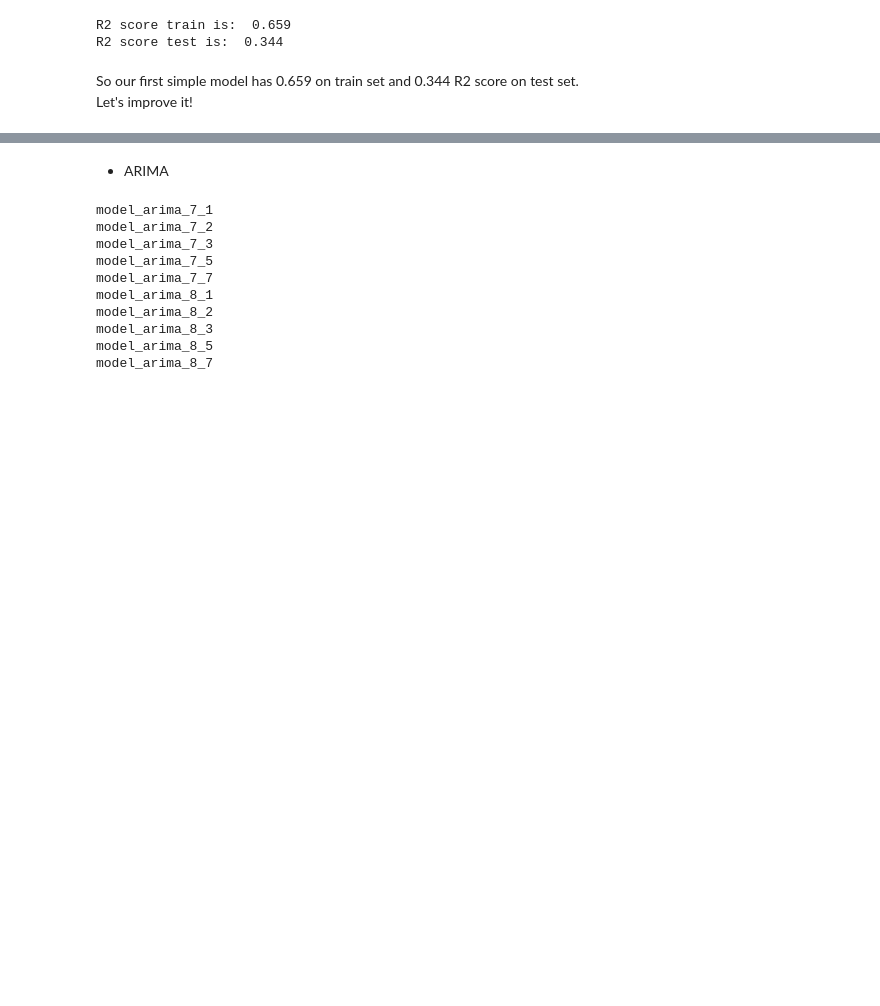
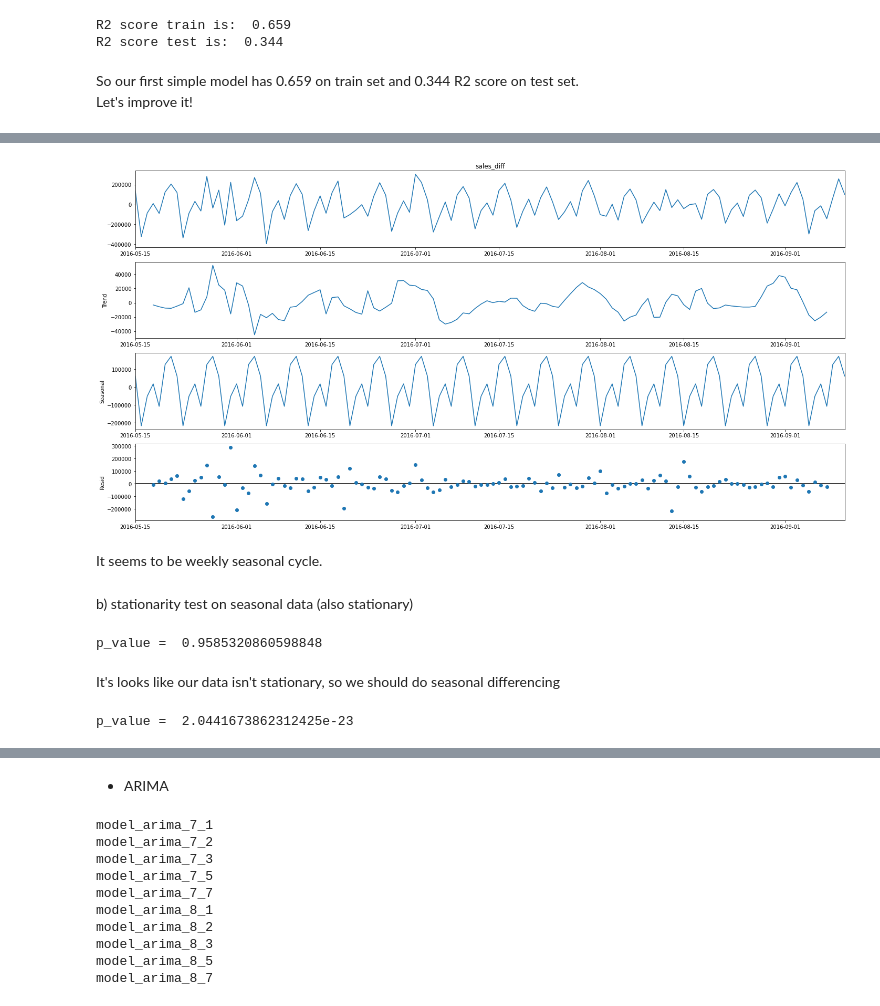
Before and after one commit to dtararuj/stores-sales-foreacast, a Jupyter notebook: preprocessing.ipynb, the cells around one changed output, grey strips where cells are left out. Cells and saved outputs as stored; diff of their text form; code cells hidden in the pictures; blank space fills up the shorter version.

```diff
--- a/preprocessing.ipynb
+++ b/preprocessing.ipynb
@@ -785,0 +825,18 @@ Let's improve it!
+# %%
+#let's see trend also for last 4 months
+seasonal_decompose(train['sales_diff'][-120:]).plot()
+plt.show()
+# %% [output]
+[figure, added]
+# %% [markdown]
+It seems to be weekly seasonal cycle.
+# %% [markdown]
+b) stationarity test on seasonal data (also stationary)
+# %%
+# Let's use our decomposed trend and check wheter it is stationary
+seasonal_adf = sts.adfuller(decomp_stat.seasonal)
+print('p_value = ', seasonal_adf[1])
+# %% [output]
+p_value =  0.9585320860598848
+# %% [markdown]
+It's looks like our data isn't stationary, so we should do seasonal differencing
@@ -785,0 +850,5 @@ Let's improve it!
+# %%
+seasonal_diff_adf = sts.adfuller(train['seasonal_diff'].dropna())
+print('p_value = ', seasonal_diff_adf[1])
+# %% [output]
+p_value =  2.0441673862312425e-23
```
Also changed, not shown: parts of 58 cells of this notebook.
